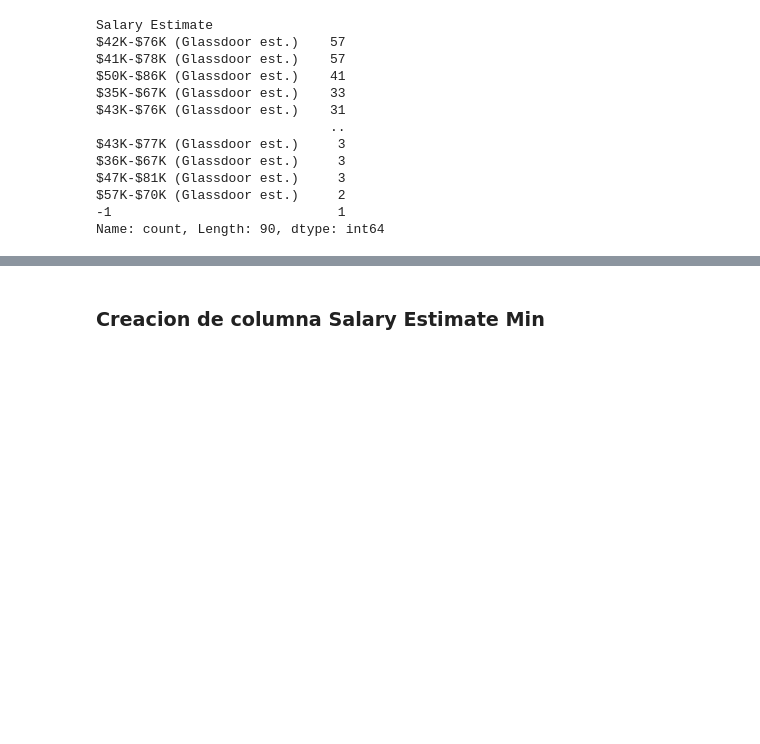
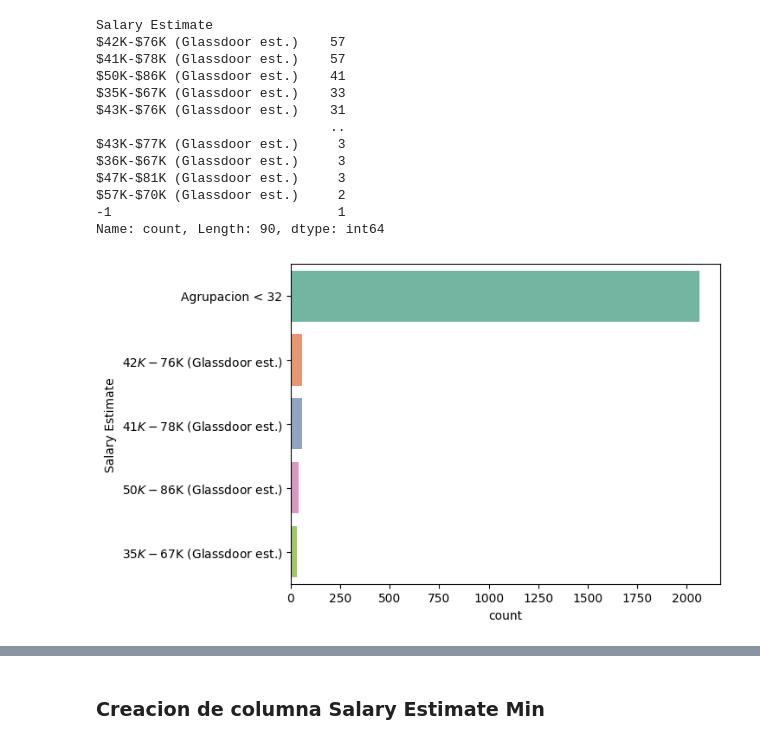
Before and after one commit to LeonardoBolanos/machine_learning_s3_2024, a Jupyter notebook: notebooks/1.0-lobr-exploration-analysis-final-project.ipynb, the cells around one changed output, grey strips where cells are left out. Saved outputs shown, nothing was run; the diff lists cells and outputs as text; code cells hidden in the pictures; blank space fills up the shorter version.

```diff
--- a/notebooks/1.0-lobr-exploration-analysis-final-project.ipynb
+++ b/notebooks/1.0-lobr-exploration-analysis-final-project.ipynb
@@ -189,3 +223,7 @@ $47K-$81K (Glassdoor est.)     3
 $57K-$70K (Glassdoor est.)     2
 -1                             1
 Name: count, Length: 90, dtype: int64
+# %%
+result=graf_conteo_de_valores_grupados(df,'Salary Estimate',32,"Agrupacion < 32",return_value=True,save_image_dir=directorio_de_imagenes,save_image_file='Salary_Estimate_1')
+# %% [output]
+[figure, added]
```
Also changed, not shown: parts of 18 cells of this notebook.
